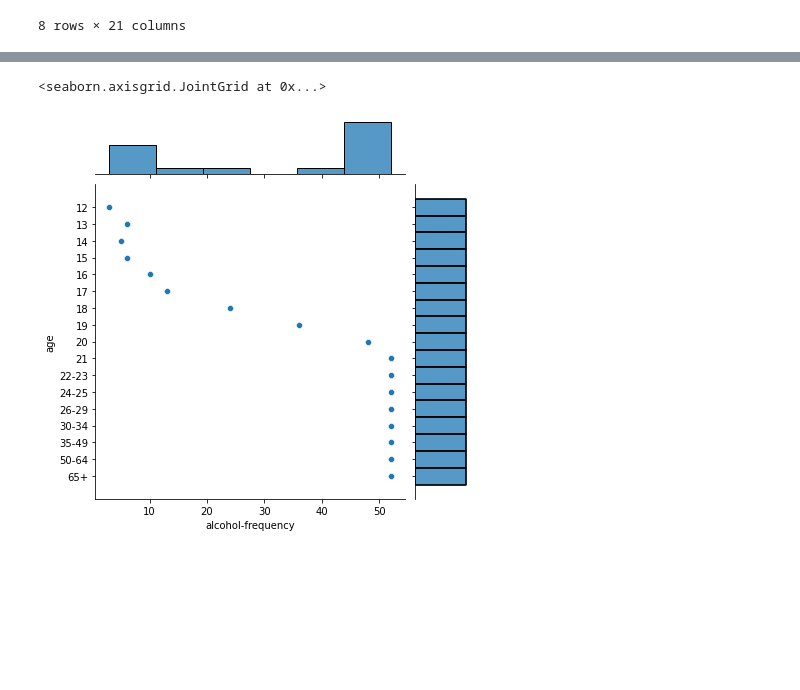
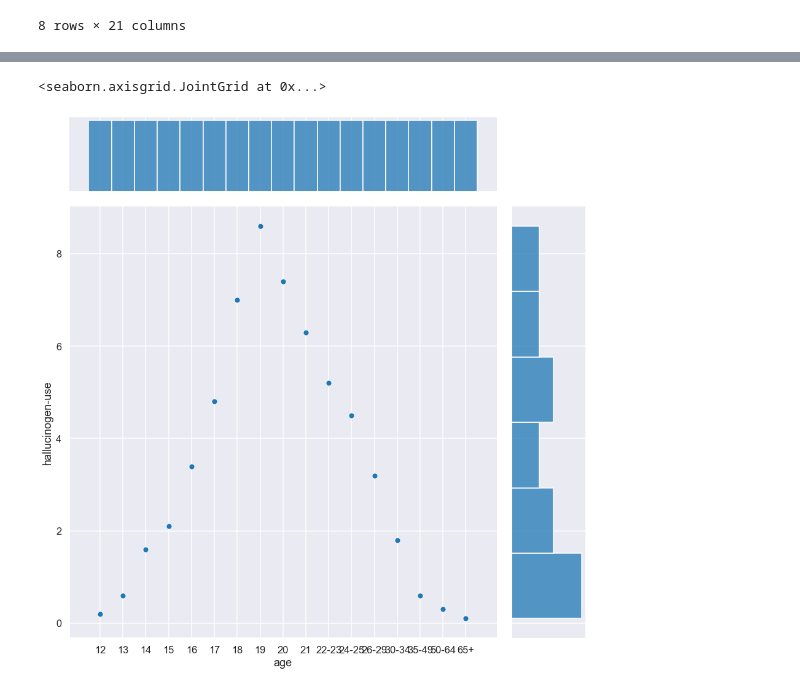
Before and after one commit to Mikkke/python_project, a Jupyter notebook: drug_by_age.ipynb, the cells around one changed output, grey strips where cells are left out. Drawn from its saved outputs; the diff is of its cells as text; code cells hidden in the pictures; blank space fills up the shorter version.

```diff
--- a/drug_by_age.ipynb
+++ b/drug_by_age.ipynb
@@ -85,0 +136,5 @@ sns.histplot(data=drug,y="age",x="alcohol-frequency")
+# %%
+plt.figure(figsize=(18,16))
+sns.set_context("paper",font_scale=1.4)
+drug_mx = drug.corr()
+sns.heatmap(drug_mx,annot=True,cmap="Blues")
@@ -86,5 +144,5 @@ sns.histplot(data=drug,y="age",x="alcohol-frequency")
 # %%
-sns.jointplot(data=drug,y="age",x="alcohol-frequency")
+sns.jointplot(data=drug,x="age",y="hallucinogen-use",height=13)
 # %% [output]
 <seaborn.axisgrid.JointGrid at 0x...>
-[figure, old version]
+[figure, new version]
```
Also changed, not shown: parts of 19 cells of this notebook.
